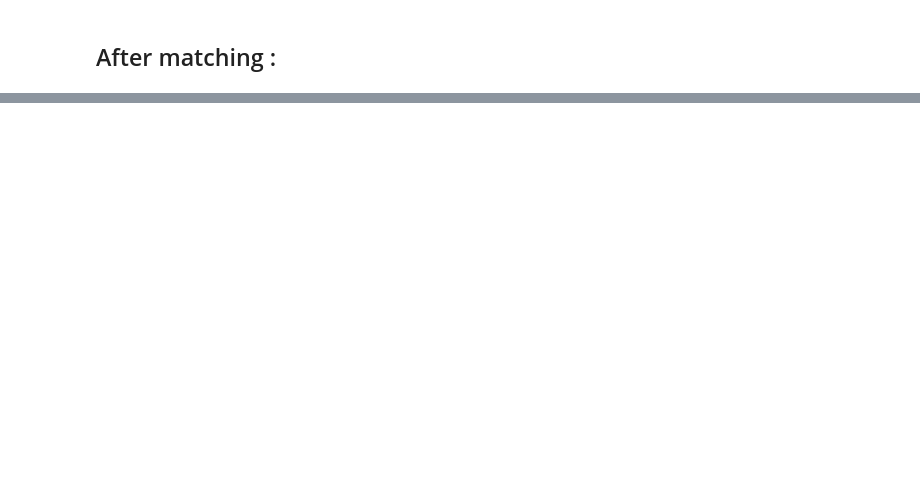
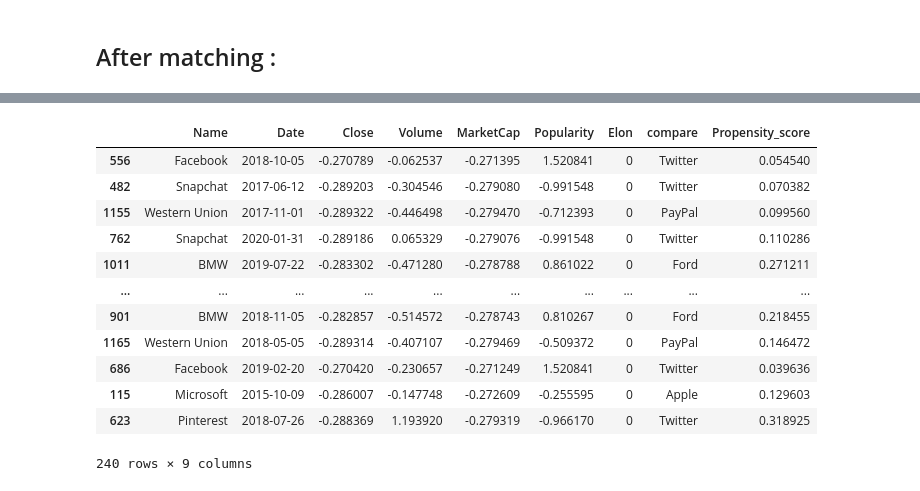
Before and after one commit to LobsterChampage/ada-2021-project-madagascar, a Jupyter notebook: Observational study.ipynb, the cells around one changed output, grey strips where cells are left out. Cells and saved outputs as stored; diff of their text form; code cells hidden in the pictures; blank space fills up the shorter version.

```diff
--- a/Observational study.ipynb
+++ b/Observational study.ipynb
@@ -231,0 +280,16 @@ balanced = data.iloc[matched]
+# %%
+controled
+# %% [output]
+|  | Name | Date | Close | Volume | MarketCap | Popularity | Elon | compare | Propensity_score |
+| 556 | Facebook | 2018-10-05 | -0.270789 | -0.062537 | -0.271395 | 1.520841 | 0 | Twitter | 0.054540 |
+| 482 | Snapchat | 2017-06-12 | -0.289203 | -0.304546 | -0.279080 | -0.991548 | 0 | Twitter | 0.070382 |
+| 1155 | Western Union | 2017-11-01 | -0.289322 | -0.446498 | -0.279470 | -0.712393 | 0 | PayPal | 0.099560 |
+| 762 | Snapchat | 2020-01-31 | -0.289186 | 0.065329 | -0.279076 | -0.991548 | 0 | Twitter | 0.110286 |
+| 1011 | BMW | 2019-07-22 | -0.283302 | -0.471280 | -0.278788 | 0.861022 | 0 | Ford | 0.271211 |
+| ... | ... | ... | ... | ... | ... | ... | ... | ... | ... |
+| 901 | BMW | 2018-11-05 | -0.282857 | -0.514572 | -0.278743 | 0.810267 | 0 | Ford | 0.218455 |
+| 1165 | Western Union | 2018-05-05 | -0.289314 | -0.407107 | -0.279469 | -0.509372 | 0 | PayPal | 0.146472 |
+| 686 | Facebook | 2019-02-20 | -0.270420 | -0.230657 | -0.271249 | 1.520841 | 0 | Twitter | 0.039636 |
+| 115 | Microsoft | 2015-10-09 | -0.286007 | -0.147748 | -0.272609 | -0.255595 | 0 | Apple | 0.129603 |
+| 623 | Pinterest | 2018-07-26 | -0.288369 | 1.193920 | -0.279319 | -0.966170 | 0 | Twitter | 0.318925 |
+240 rows × 9 columns
```
Also changed, not shown: parts of 31 cells of this notebook.
